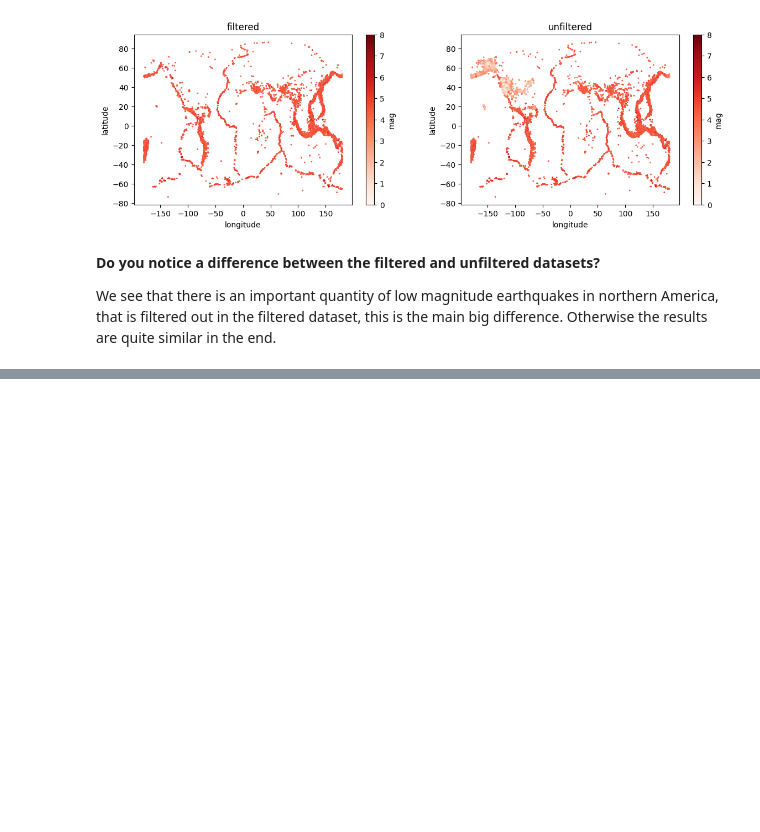
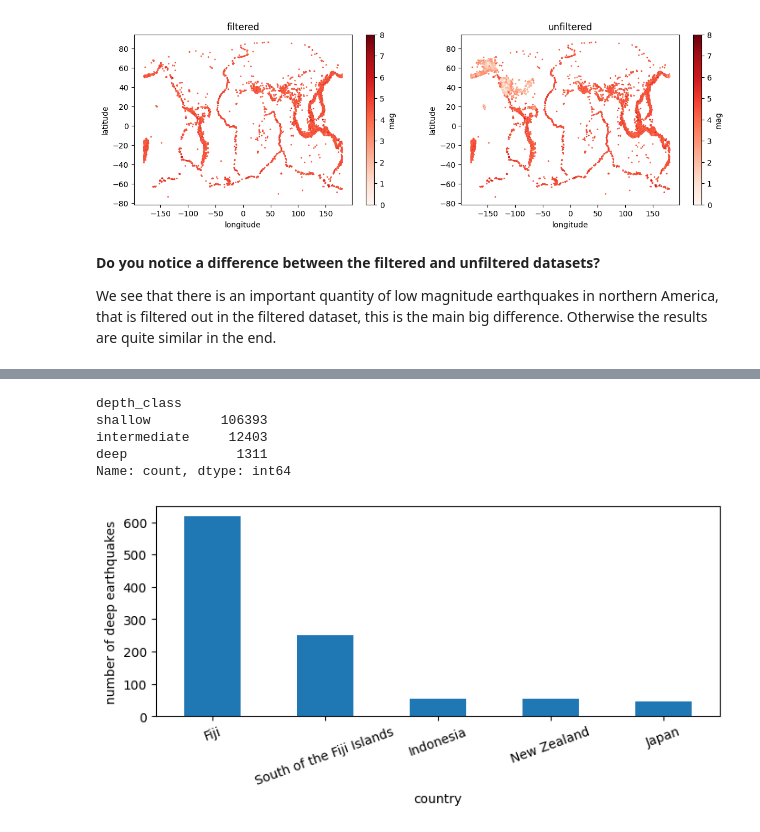
Before and after one commit to NilsChabloz/2026_Intro_Python, a Jupyter notebook: FEEDBACK_NILS_CHABLOZ_1.5-pandas-environmental-exercises.ipynb, the cells around one changed output, grey strips where cells are left out. Cells and saved outputs as stored; diff of their text form; code cells hidden in the pictures; blank space fills up the shorter version.

```diff
--- a/FEEDBACK_NILS_CHABLOZ_1.5-pandas-environmental-exercises.ipynb
+++ b/FEEDBACK_NILS_CHABLOZ_1.5-pandas-environmental-exercises.ipynb
@@ -419,0 +497,27 @@ We see that there is an important quantity of low magnitude earthquakes in north
+# %%
+# a)
+earthquakes['depth_class'] = pd.cut(earthquakes['depth'], bins=[-10, 70, 300, 800], labels=['shallow', 'intermediate', 'deep'])
+
+# b)
+print(earthquakes['depth_class'].value_counts())
+
+# c)
+deep = earthquakes[earthquakes['depth_class'] == 'deep']
+top5_deep = deep['country'].value_counts().head()
+
+fig, ax = plt.subplots(figsize=(8, 3))
+top5_deep.plot(kind='bar', ax=ax, rot=20)
+ax.set_xlabel('country')
+ax.set_ylabel('number of deep earthquakes')
+plt.show()
+
+# Fiji (and “South of the Fiji Islands”), New Zealand, Indonesia, Japan, Wallis
+# and Futuna. These are all subduction zones in the western Pacific, where an
+# oceanic plate sinks deep into the mantle.
+# %% [output]
+depth_class
+shallow         106393
+intermediate     12403
+deep              1311
+Name: count, dtype: int64
+[figure, added]
```
Also changed, not shown: parts of 10 cells of this notebook.
